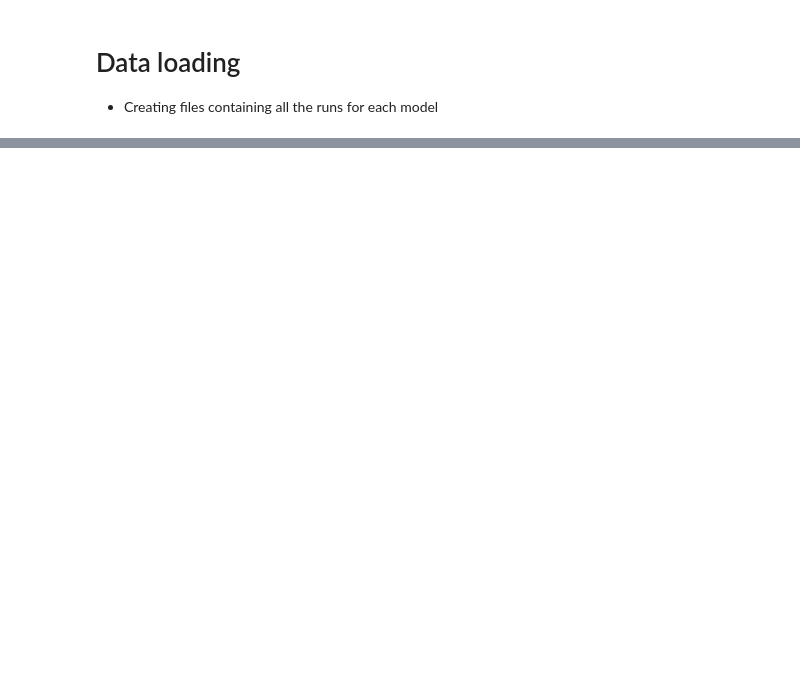
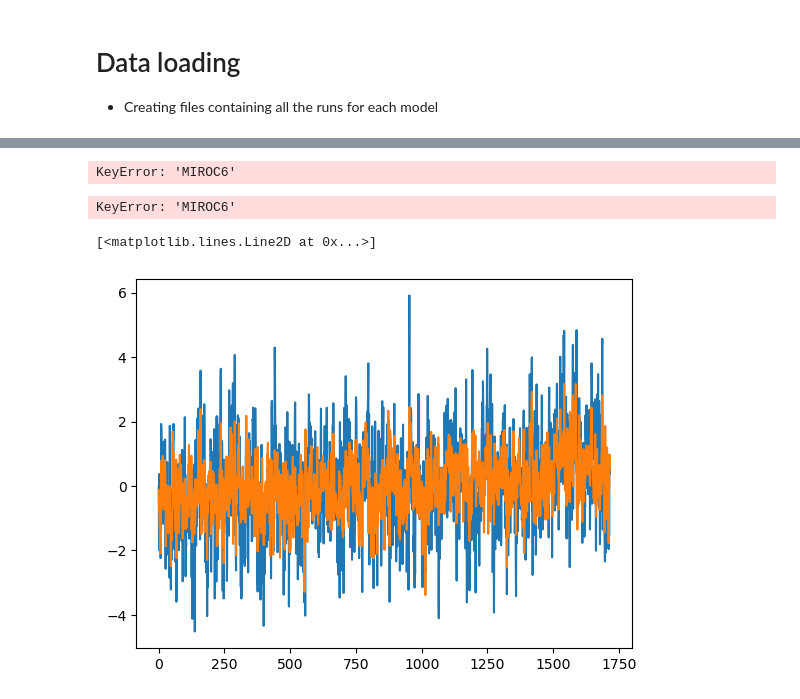
Before and after one commit to homerdurand/ForceSMIP, a Jupyter notebook: notebooks/data_loader.ipynb, the cells around one changed output, grey strips where cells are left out. Drawn from its saved outputs; the diff is of its cells as text; code cells hidden in the pictures; blank space fills up the shorter version.

```diff
--- a/notebooks/data_loader.ipynb
+++ b/notebooks/data_loader.ipynb
@@ -16,7 +16,7 @@ import h5py
 * Creating files containing all the runs for each model
 # %%
 # Selecting low DIV for train and high DIV for test
-models = ['MIROC6', 'CESM2', 'CanESM5', 'MIROC-ES2L', 'MPI-ESM1-2-LR']
+models = ['MIROC6', 'CanESM5', 'CESM2', 'MIROC-ES2L', 'MPI-ESM1-2-LR']
 ref_period = ('1850-01-01', '2000-01-01')
 coarsen_factor = 12
 time_scale = 'month' # Only yearly or montly
@@ -132,4 +134,4 @@ def save_data(data, model='CanESM5', var='tas', data_path='../data/', name_adder
 # %%
-for model in ['CanESM5'] :
-    data = load_data([model], var='tas')
-    save_data(data, model=model, var='psl')
+for model in models :
+    data = load_data([model], var='monmaxtasmax')
+    save_data(data, model=model, var='monmaxtasmax')
@@ -135,0 +149,5 @@ for model in ['CanESM5'] :
+# %%
+shape = data['MIROC6']['tos'].shape
+data = data['MPI-ESM1-2-LR']['tos'].reshape(shape[0]*shape[1], shape[2]*shape[3])
+# %% [output]
+KeyError: 'MIROC6'
@@ -135,0 +156,14 @@ for model in ['CanESM5'] :
+# %%
+
+plt.plot(data['MIROC6']['tasmax'][0,:,0,0])
+# %% [output]
+KeyError: 'MIROC6'
+# %%
+i, j = 40, 30
+space = data['MIROC6']['tasmax'][:,:,i,j]
+response = space.mean(axis=0)
+plt.plot(space[0,:])
+plt.plot(response)
+# %% [output]
+[<matplotlib.lines.Line2D at 0x...>]
+[figure, added]
```
Also changed, not shown: parts of 5 cells of this notebook, 4 other files.
